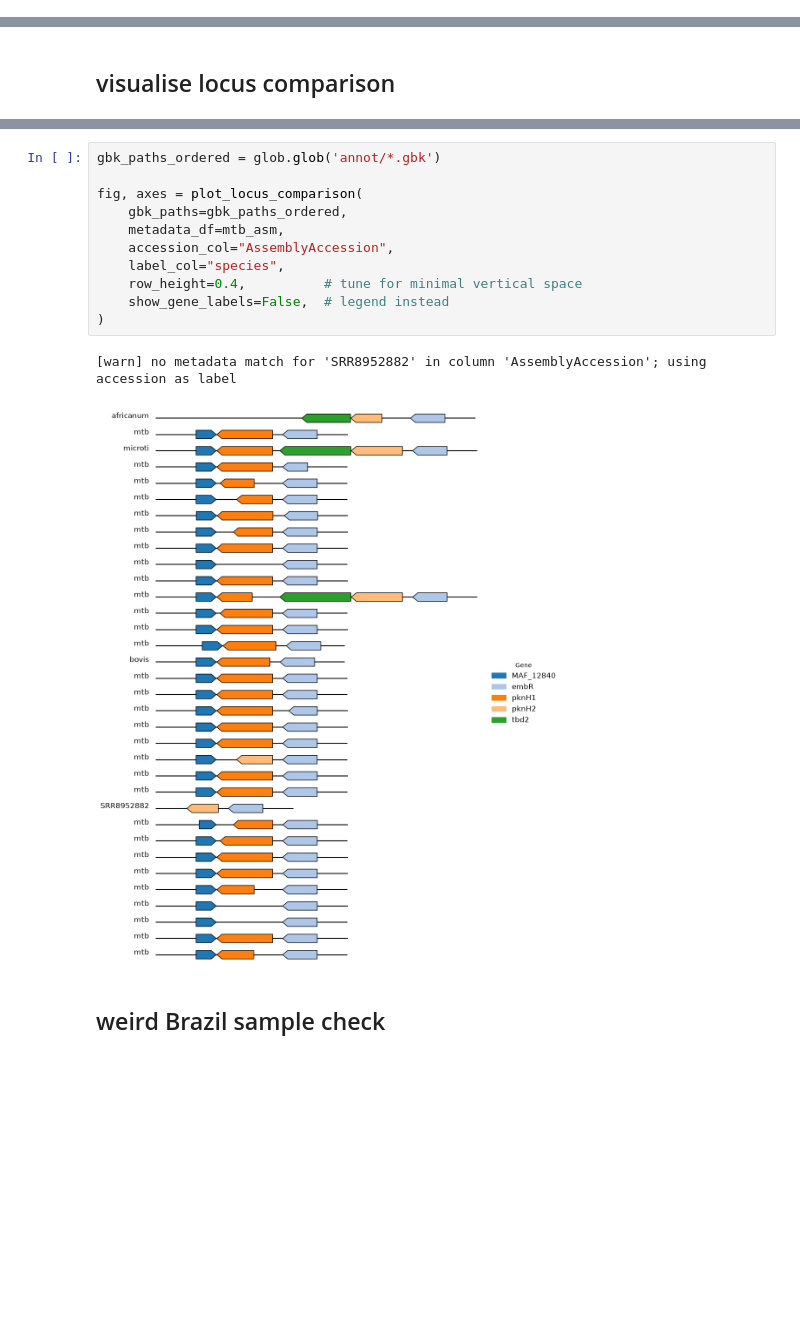
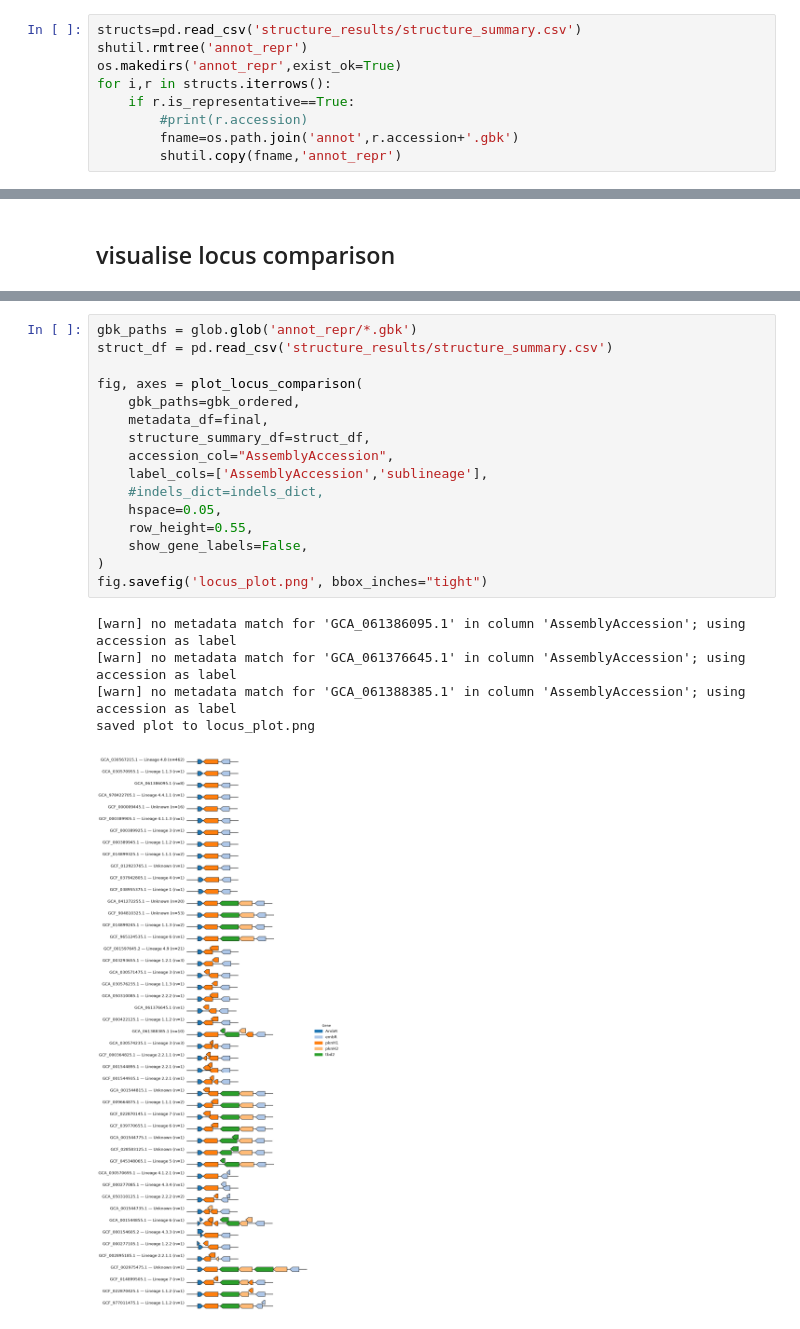
Before and after one commit to dmnfarrell/mtbc_analyses, a Jupyter notebook: rd900/analysis_new.ipynb, the cells around one changed output, grey strips where cells are left out. Cells and saved outputs as stored; diff of their text form; blank space fills up the shorter version.

```diff
--- a/rd900/analysis_new.ipynb
+++ b/rd900/analysis_new.ipynb
@@ -1356,0 +1432,9 @@ structure_id structure
+# %%
+structs=pd.read_csv('structure_results/structure_summary.csv')
+shutil.rmtree('annot_repr')
+os.makedirs('annot_repr',exist_ok=True)
+for i,r in structs.iterrows():
+    if r.is_representative==True:
+        #print(r.accession)
+        fname=os.path.join('annot',r.accession+'.gbk')
+        shutil.copy(fname,'annot_repr')
@@ -1491,17 +1630,23 @@ def plot_locus_comparison(
     return fig, axes
-# %%
-gbk_paths_ordered = glob.glob('annot/*.gbk')
-
-fig, axes = plot_locus_comparison(
-    gbk_paths=gbk_paths_ordered,
-    metadata_df=mtb_asm,
-    accession_col="AssemblyAccession",
-    label_col="species",
-    row_height=0.4,          # tune for minimal vertical space
-    show_gene_labels=False,  # legend instead
-)
-# %% [output]
-[warn] no metadata match for 'SRR8952882' in column 'AssemblyAccession'; using accession as label
-[figure, removed]
-# %% [markdown]
-## weird Brazil sample check
+# %%
+gbk_paths = glob.glob('annot_repr/*.gbk')
+struct_df = pd.read_csv('structure_results/structure_summary.csv')
+
+fig, axes = plot_locus_comparison(
+    gbk_paths=gbk_ordered,
+    metadata_df=final,
+    structure_summary_df=struct_df,
+    accession_col="AssemblyAccession",
+    label_cols=['AssemblyAccession','sublineage'],
+    #indels_dict=indels_dict,
+    hspace=0.05,
+    row_height=0.55,
+    show_gene_labels=False,
+)
+fig.savefig('locus_plot.png', bbox_inches="tight")
+# %% [output]
+[warn] no metadata match for 'GCA_061386095.1' in column 'AssemblyAccession'; using accession as label
+[warn] no metadata match for 'GCA_061376645.1' in column 'AssemblyAccession'; using accession as label
+[warn] no metadata match for 'GCA_061388385.1' in column 'AssemblyAccession'; using accession as label
+saved plot to locus_plot.png
+[figure, added]
```
Also changed, not shown: parts of 41 cells of this notebook, 3 other files.
